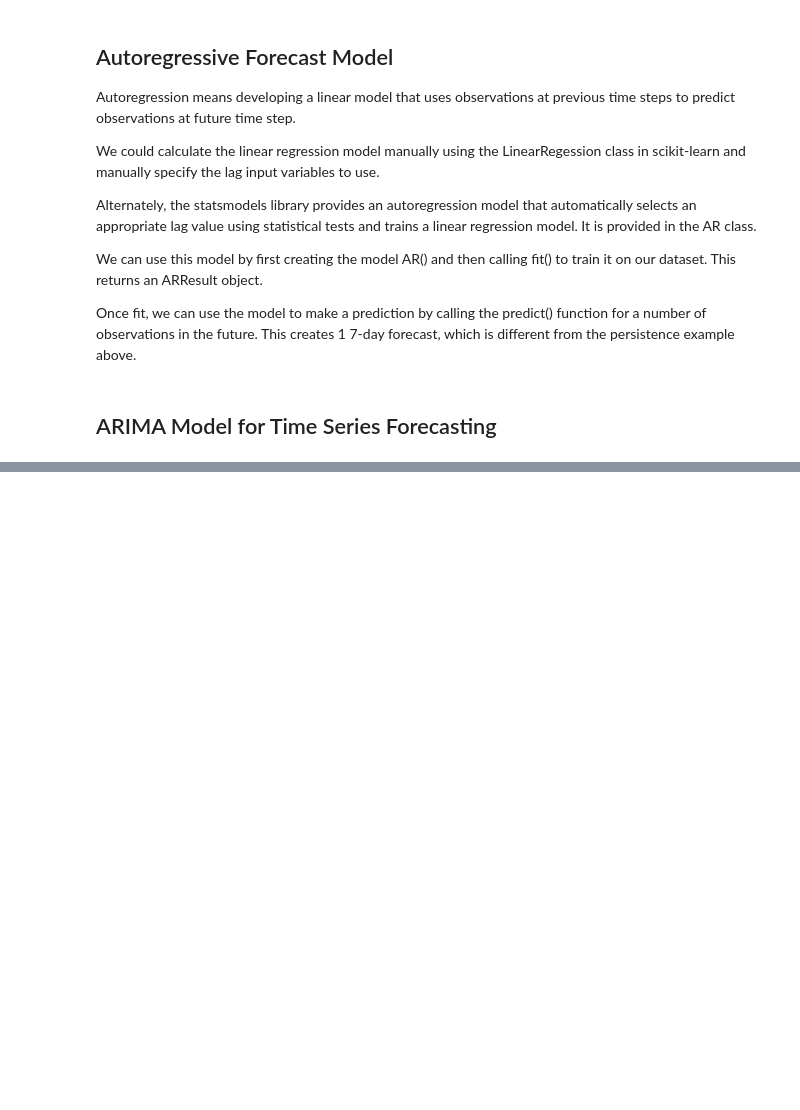
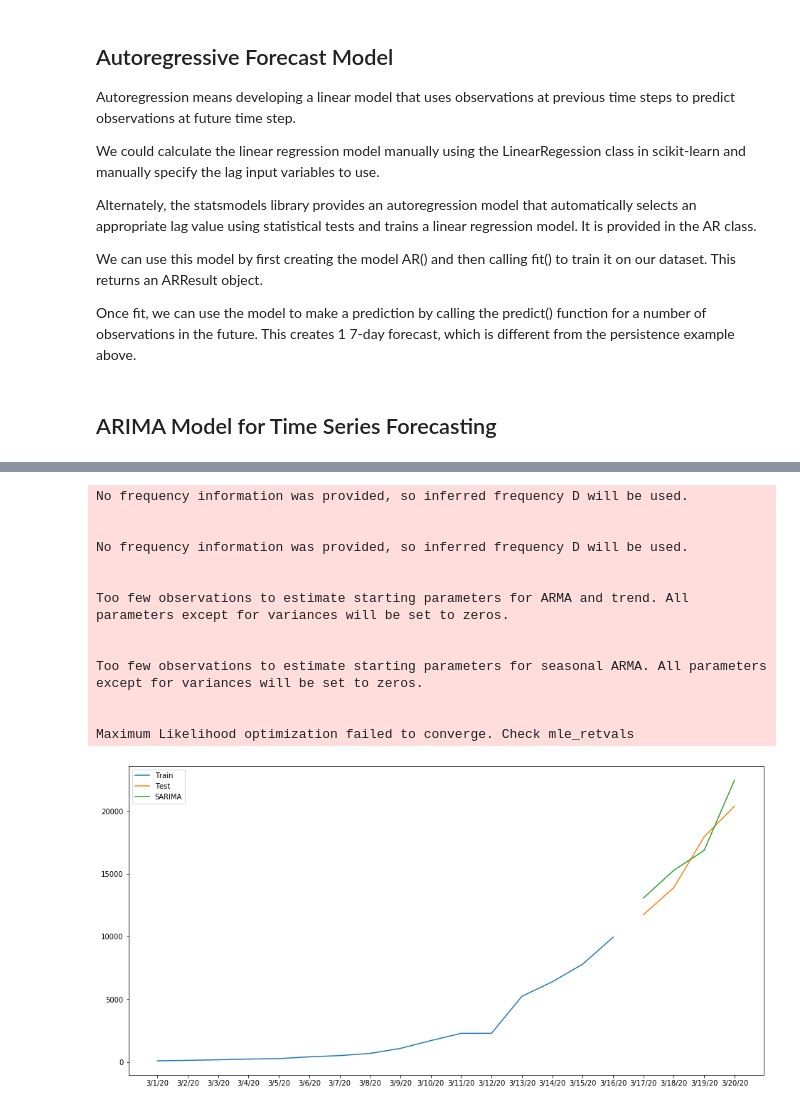
Before and after one commit to kairosart/coronavirus, a Jupyter notebook: Coronavirus (COVID-19) España.ipynb, the cells around one changed output, grey strips where cells are left out. Cells and saved outputs as stored; diff of their text form; code cells hidden in the pictures; blank space fills up the shorter version.

```diff
--- a/Coronavirus (COVID-19) España.ipynb
+++ b/Coronavirus (COVID-19) España.ipynb
@@ -665,0 +692,25 @@ plt.show()
+# %%
+y_hat_avg = test.copy()
+fit1 = sm.tsa.statespace.SARIMAX(train.y, order=(2, 1, 4),seasonal_order=(0,1,1,7)).fit()
+y_hat_avg['SARIMA'] = fit1.predict(start="3/17/20", end="3/20/20", dynamic=True)
+plt.figure(figsize=(16,8))
+plt.plot( train['y'], label='Train')
+plt.plot(test['y'], label='Test')
+plt.plot(y_hat_avg['SARIMA'], label='SARIMA')
+plt.legend(loc='best')
+plt.show()
+# %% [output]
+No frequency information was provided, so inferred frequency D will be used.
+
+
+No frequency information was provided, so inferred frequency D will be used.
+
+
+Too few observations to estimate starting parameters for ARMA and trend. All parameters except for variances will be set to zeros.
+
+
+Too few observations to estimate starting parameters for seasonal ARMA. All parameters except for variances will be set to zeros.
+
+
+Maximum Likelihood optimization failed to converge. Check mle_retvals
+[figure, added]
```
Also changed, not shown: parts of 10 cells of this notebook.
